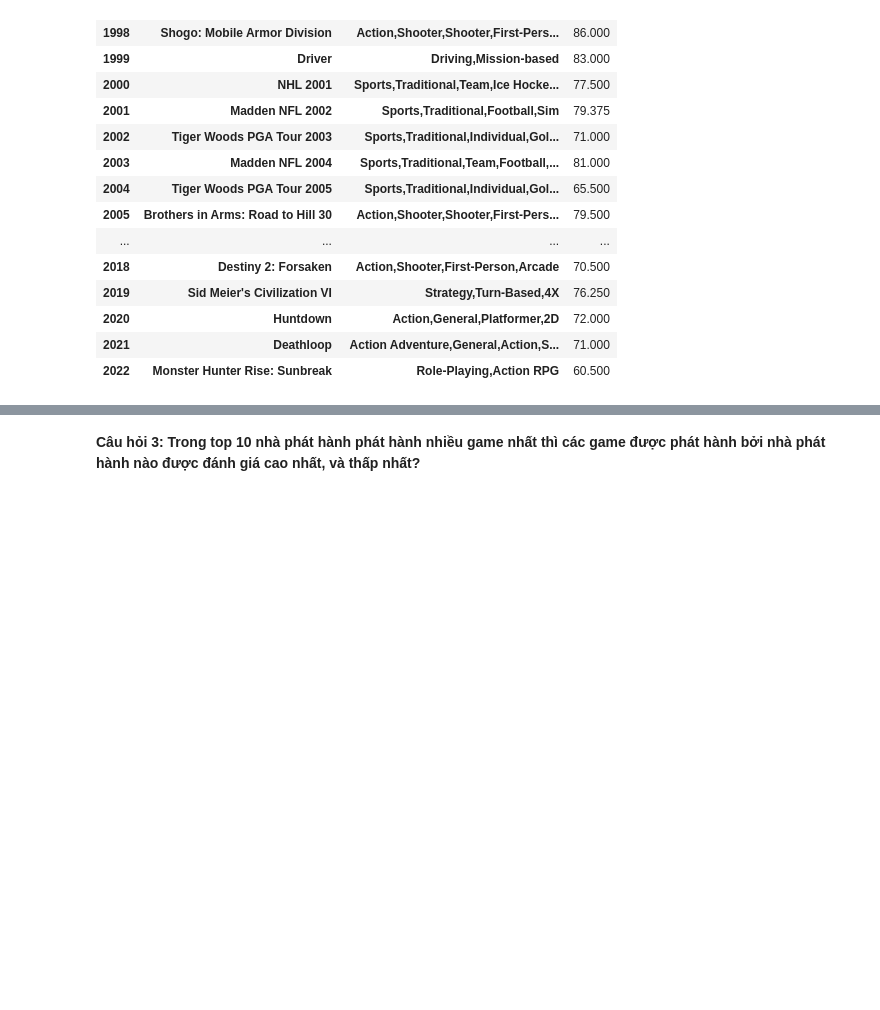
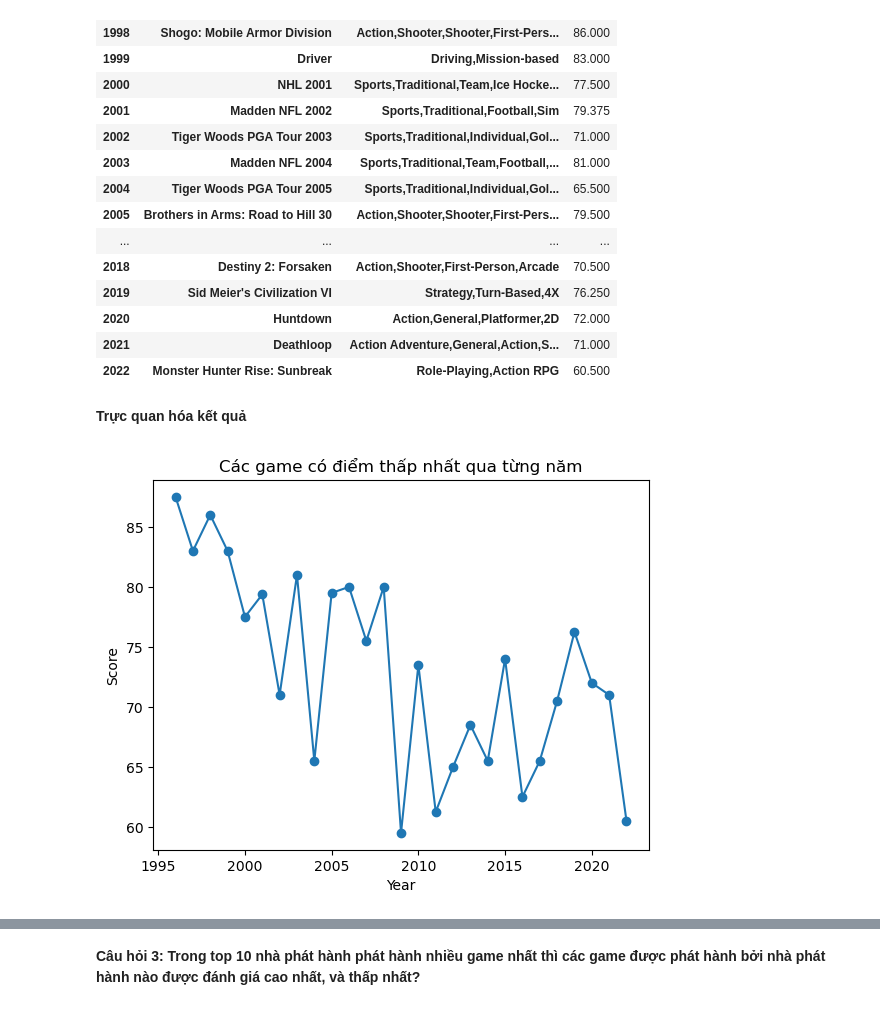
Before and after one commit to ElectricGoal/NMKHDL_Project1, a Jupyter notebook: questions/AskQuestions.ipynb, the cells around one changed output, grey strips where cells are left out. Drawn from its saved outputs; the diff is of its cells as text; code cells hidden in the pictures; blank space fills up the shorter version.

```diff
--- a/questions/AskQuestions.ipynb
+++ b/questions/AskQuestions.ipynb
@@ -410,3 +454,15 @@ pd.DataFrame(lowest_rated_pc_game)
 | 2020 | Huntdown | Action,General,Platformer,2D | 72.000 |
 | 2021 | Deathloop | Action Adventure,General,Action,S... | 71.000 |
 | 2022 | Monster Hunter Rise: Sunbreak | Role-Playing,Action RPG | 60.500 |
+# %% [markdown]
+**Trực quan hóa kết quả**
+# %%
+ticks = lowest_rated_pc_game.index.get_level_values(0).to_list()
+values = list(lowest_rated_pc_game.values)
+plt.plot(ticks, values, marker = 'o')
+plt.xlabel('Year')
+plt.ylabel('Score')
+plt.title('Các game có điểm thấp nhất qua từng năm')
+plt.show()
+# %% [output]
+[figure, added]
```
Also changed, not shown: parts of 24 cells of this notebook.
